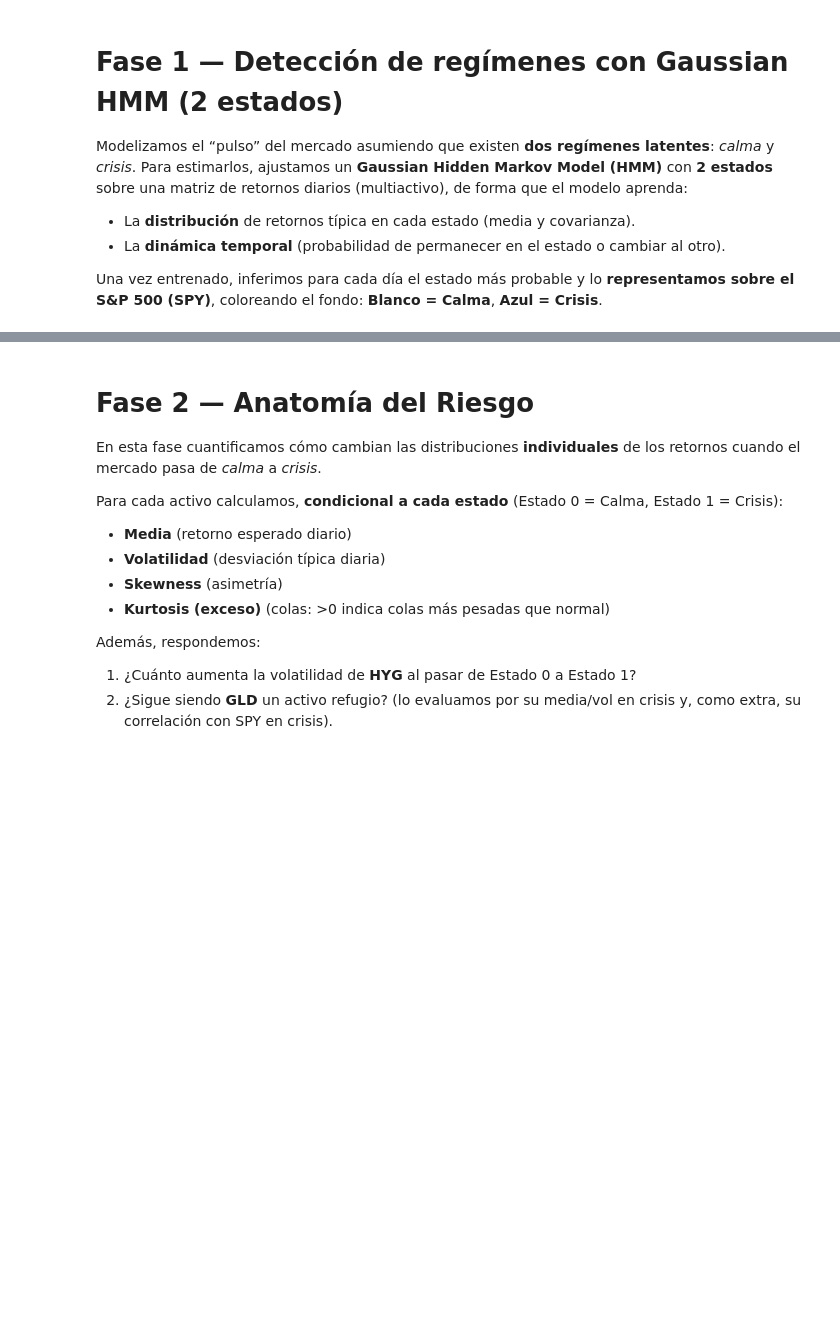
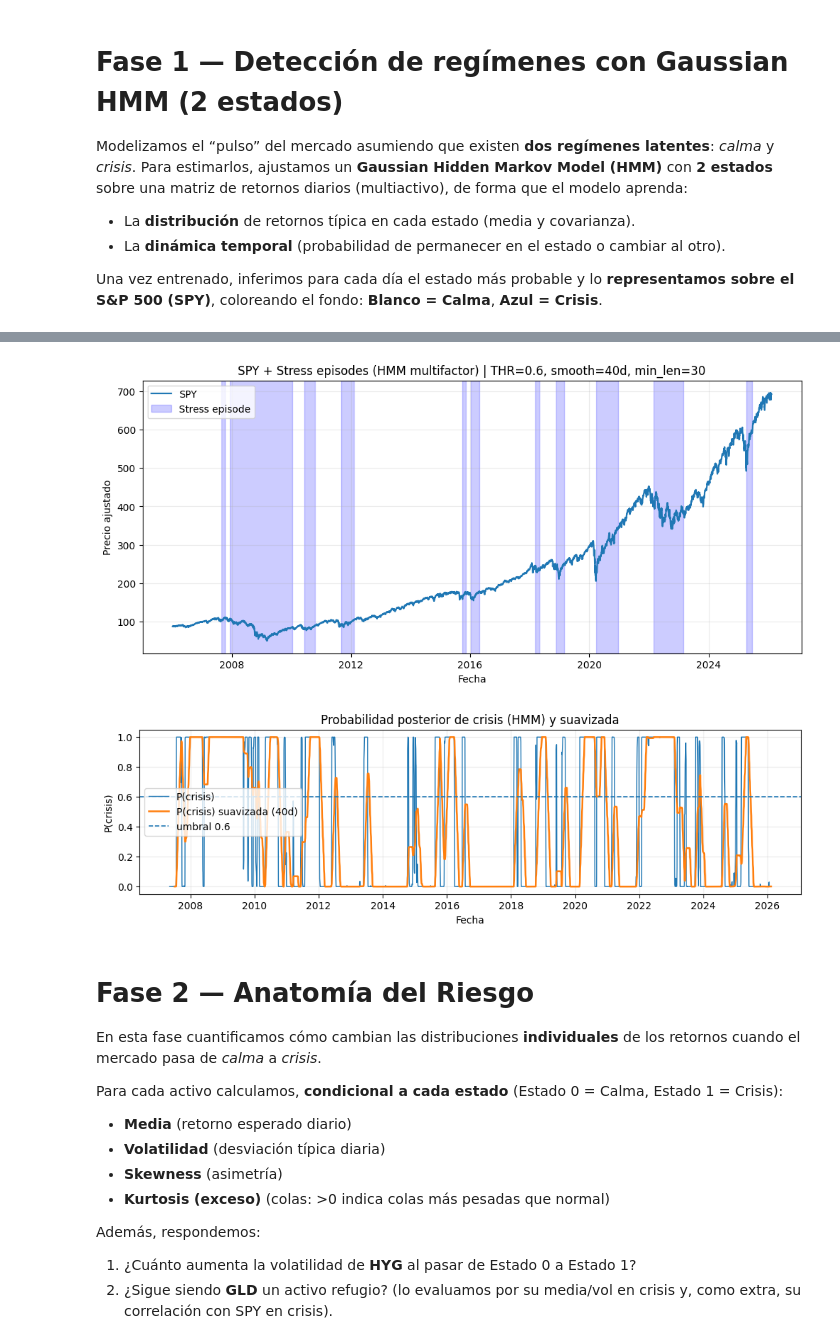
Before and after one commit to alonsodt/Practica-Riesgos-MIAX, a Jupyter notebook: Riesgos (Fase 4).ipynb, the cells around one changed output, grey strips where cells are left out. Saved outputs shown, nothing was run; the diff lists cells and outputs as text; code cells hidden in the pictures; blank space fills up the shorter version.

```diff
--- a/Riesgos (Fase 4).ipynb
+++ b/Riesgos (Fase 4).ipynb
@@ -345,0 +246,9 @@ Primeros: [(np.datetime64('2007-08-07T00:00:00.000000000'), np.datetime64('2007-
+# %%
+p_crisis = crisis_probability[crisis_state]
+p_crisis_smooth = p_crisis.rolling(SMOOTH).mean()
+
+crisis = (p_crisis_smooth > THR).astype(int)
+episodes = build_episodes(crisis, min_len=MIN_LEN, gap_tol=GAP_TOL)
+print("N episodios:", len(episodes))
+for episode in episodes:
+    print(np.datetime_as_string(episode[0], unit='D'), " - ", np.datetime_as_string(episode[1], unit='D'))
@@ -346,3 +268,37 @@ Primeros: [(np.datetime64('2007-08-07T00:00:00.000000000'), np.datetime64('2007-
+# %%
+spy_plot = px["SPY"] #.reindex(feat_clip.index).ffill()
+
+fig, ax = plt.subplots(figsize=(12, 5))
+ax.plot(spy_plot.index, spy_plot.values, linewidth=1.6, label="SPY")
+
+for (a, b) in episodes:
+    ax.axvspan(a, b, alpha=0.20, color="blue", label="Stress episode")
+
+# leyenda sin duplicados
+handles, labels = ax.get_legend_handles_labels()
+uniq = dict(zip(labels, handles))
+ax.legend(uniq.values(), uniq.keys(), loc="upper left")
+
+ax.set_title(f"SPY + Stress episodes (HMM multifactor) | THR={THR}, smooth={SMOOTH}d, min_len={MIN_LEN}")
+ax.set_xlabel("Fecha")
+ax.set_ylabel("Precio ajustado")
+ax.grid(True, alpha=0.25)
+plt.show()
+
+# Plot de probabilidad (diagnóstico)
+fig, ax = plt.subplots(figsize=(12, 3))
+ax.plot(p_crisis.index, p_crisis, linewidth=1.0, label="P(crisis)")
+ax.plot(p_crisis_smooth.index, p_crisis_smooth, linewidth=1.8, label=f"P(crisis) suavizada ({SMOOTH}d)")
+ax.axhline(THR, linestyle="--", linewidth=1.2, label=f"umbral {THR}")
+ax.set_title("Probabilidad posterior de crisis (HMM) y suavizada")
+ax.set_xlabel("Fecha")
+ax.set_ylabel("P(crisis)")
+ax.grid(True, alpha=0.25)
+ax.legend()
+plt.show()
+# %% [output]
+[figure, added]
+[figure, added]
 # %% [markdown]
 # Fase 2 — Anatomía del Riesgo
 
```
Also changed, not shown: parts of 49 cells of this notebook.
